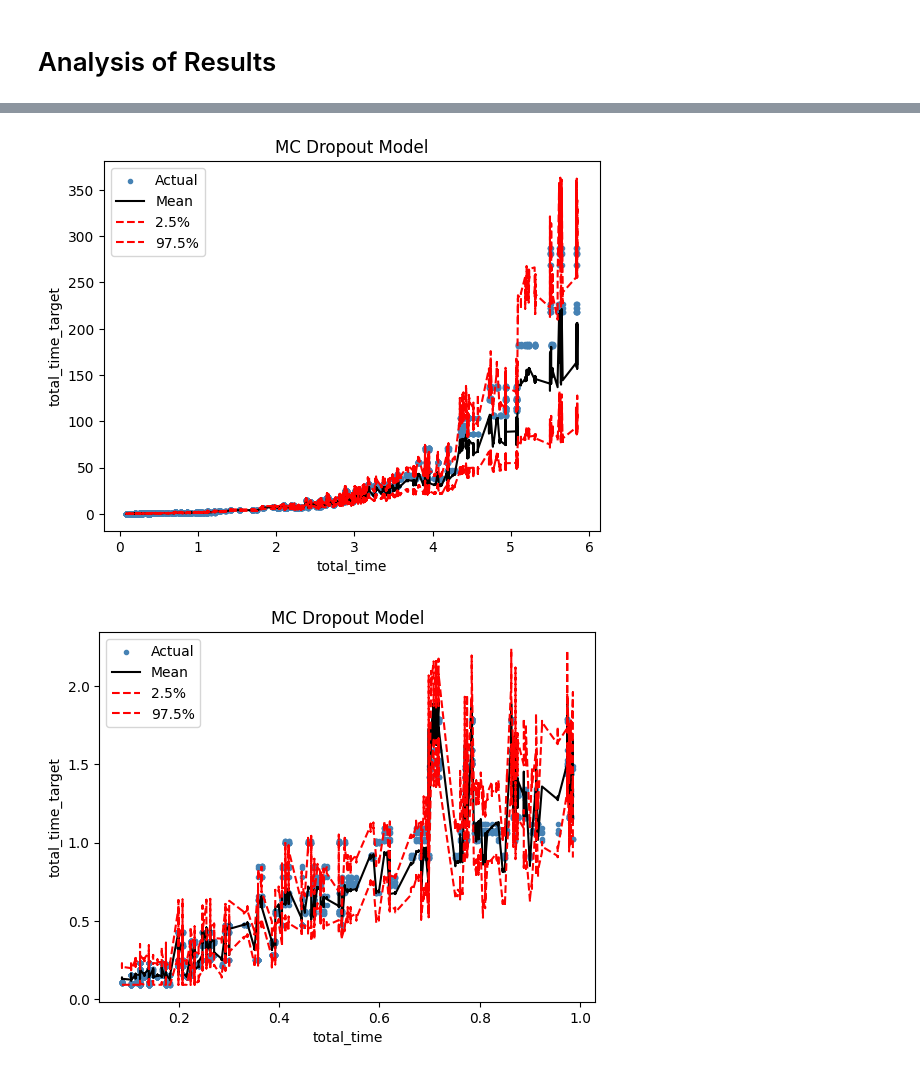
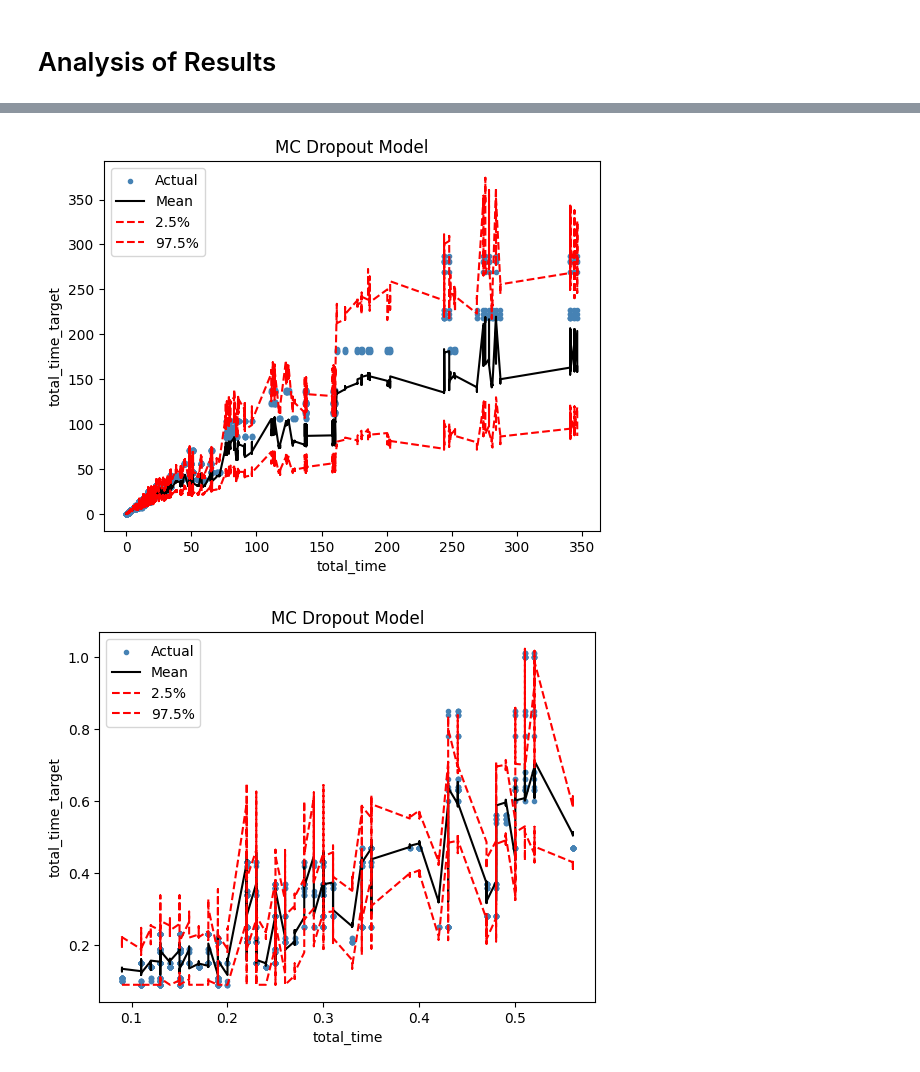
Before and after one commit to FrancoCabezasPoblete/resource-prediction-study, a Jupyter notebook: notebooks/modelMCDropout.ipynb, the cells around one changed output, grey strips where cells are left out. Saved outputs shown, nothing was run; the diff lists cells and outputs as text; code cells hidden in the pictures.

```diff
--- a/notebooks/modelMCDropout.ipynb
+++ b/notebooks/modelMCDropout.ipynb
@@ -369,7 +369,7 @@ for i in range(runs):
 	predictions[i] = np.expm1(inv_scaling(model.predict(X_test), y_scaler))
 # %%
 # sort test_df values and order predictions by the same order
-test_df = test_df.sort_values(by='total_time')
-predictions = predictions[:, test_df.index, :]
-y_scaled_full = y_scaled_full[test_df.index]
+test_df_og = test_df_og.sort_values(by='total_time')
+predictions = predictions[:, test_df_og.index, :]
+y_scaled_full = y_scaled_full[test_df_og.index]
 # %%
@@ -385,26 +385,26 @@ plt.show()
 # %%
-plt.scatter(test_df['total_time'], y_scaled_full, color="steelblue", alpha=1, marker=".")
-plt.plot(test_df['total_time'], np.mean(predictions, axis=0), color="black", linewidth=1.5)
-plt.plot(test_df['total_time'], np.quantile(predictions, 0.025, axis=0), color="red", linewidth=1.5, linestyle="--")
-plt.plot(test_df['total_time'], np.quantile(predictions, 0.975, axis=0), color="red", linewidth=1.5, linestyle="--")
+plt.scatter(test_df_og['total_time'], y_scaled_full, color="steelblue", alpha=1, marker=".")
+plt.plot(test_df_og['total_time'], np.mean(predictions, axis=0), color="black", linewidth=1.5)
+plt.plot(test_df_og['total_time'], np.quantile(predictions, 0.025, axis=0), color="red", linewidth=1.5, linestyle="--")
+plt.plot(test_df_og['total_time'], np.quantile(predictions, 0.975, axis=0), color="red", linewidth=1.5, linestyle="--")
 plt.xlabel("total_time")
 plt.ylabel("total_time_target")
 plt.title("MC Dropout Model")
 plt.legend(["Actual","Mean", "2.5%", "97.5%"])
 plt.show()
 # %% [output]
-[figure, old version]
+[figure, new version]
 # %%
 begin = 0
-limit = 2500
-plt.scatter(test_df['total_time'].iloc[begin:limit], y_scaled_full[begin:limit], color="steelblue", alpha=1, marker=".")
-plt.plot(test_df['total_time'].iloc[begin:limit], np.mean(predictions[:,begin:limit], axis=0), color="black", linewidth=1.5)
-plt.plot(test_df['total_time'].iloc[begin:limit], np.quantile(predictions[:,begin:limit], 0.025, axis=0), color="red", linewidth=1.5, linestyle="--")
-plt.plot(test_df['total_time'].iloc[begin:limit], np.quantile(predictions[:,begin:limit], 0.975, axis=0), color="red", linewidth=1.5, linestyle="--")
+limit = len(test_df_og)//5
+plt.scatter(test_df_og['total_time'].iloc[begin:limit], y_scaled_full[begin:limit], color="steelblue", alpha=1, marker=".")
+plt.plot(test_df_og['total_time'].iloc[begin:limit], np.mean(predictions[:,begin:limit], axis=0), color="black", linewidth=1.5)
+plt.plot(test_df_og['total_time'].iloc[begin:limit], np.quantile(predictions[:,begin:limit], 0.025, axis=0), color="red", linewidth=1.5, linestyle="--")
+plt.plot(test_df_og['total_time'].iloc[begin:limit], np.quantile(predictions[:,begin:limit], 0.975, axis=0), color="red", linewidth=1.5, linestyle="--")
 plt.xlabel("total_time")
 plt.ylabel("total_time_target")
 plt.title("MC Dropout Model")
 plt.legend(["Actual","Mean", "2.5%", "97.5%"])
 plt.show()
 # %% [output]
-[figure, old version]
+[figure, new version]
```
Also changed, not shown: parts of 6 cells of this notebook.
